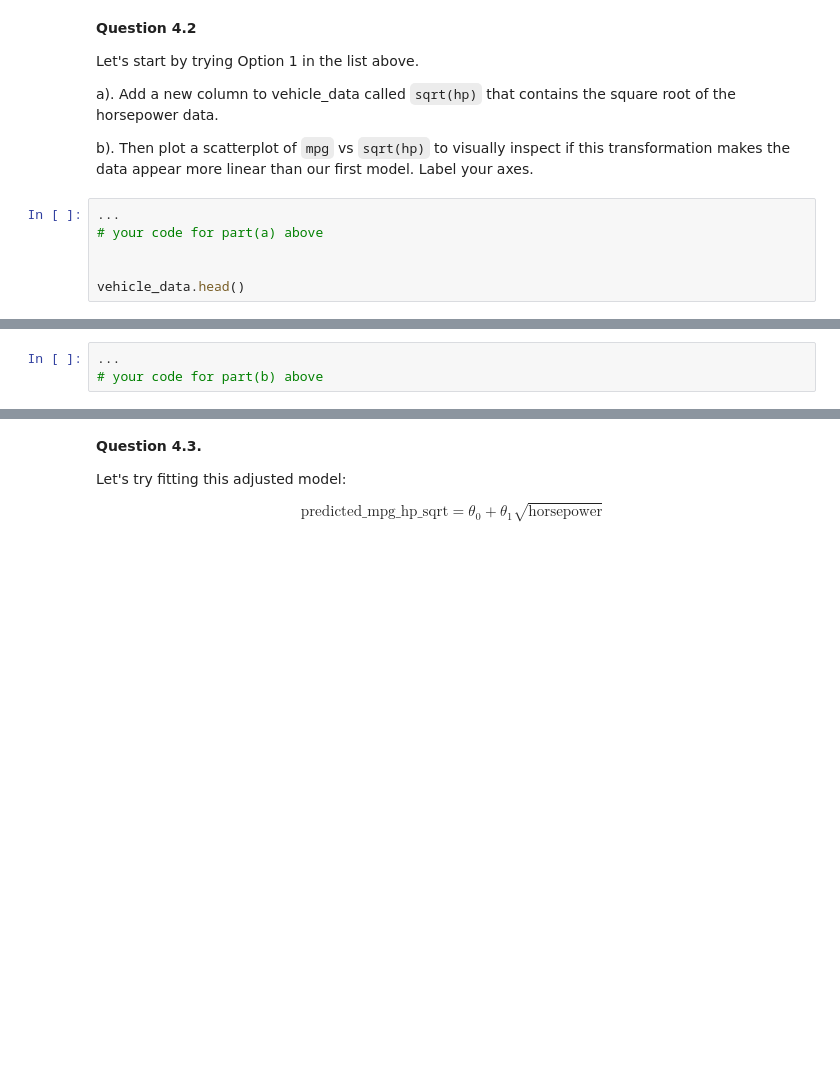
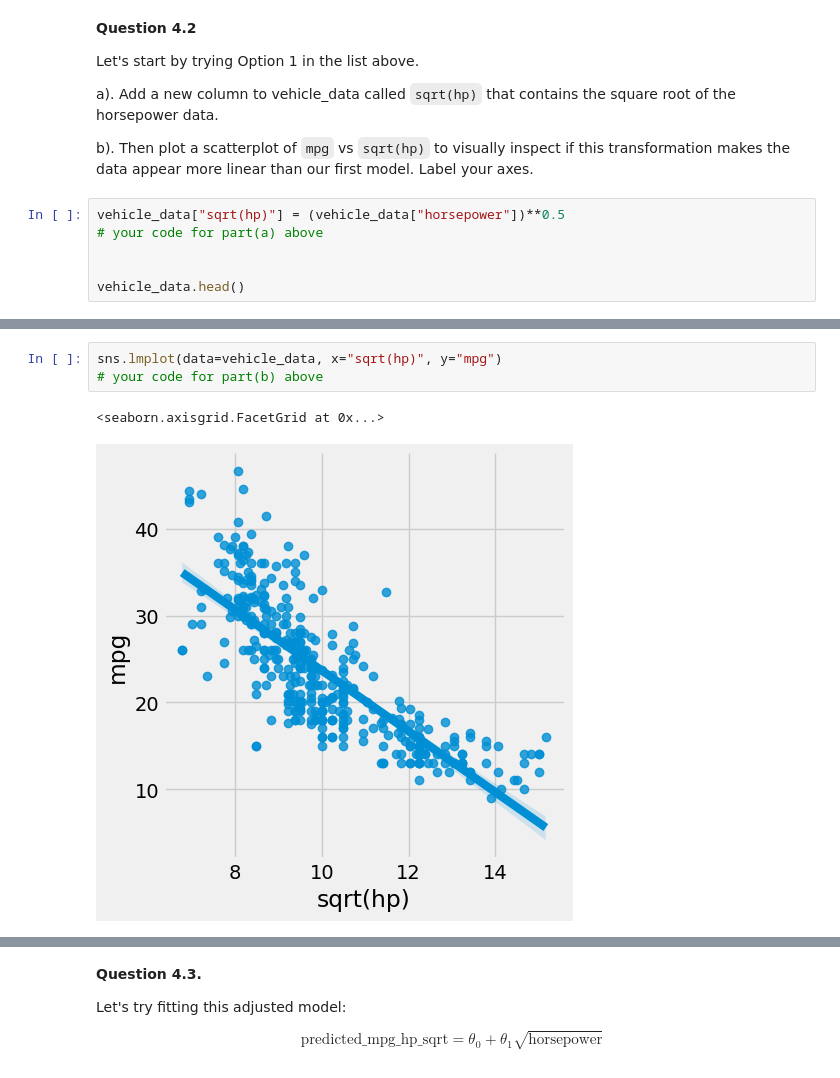
Before and after one commit to abo3abd-y/Data-Science, a Jupyter notebook: Data Science/HW/hw10/hw10.ipynb, the cells around one changed output, grey strips where cells are left out. Drawn from its saved outputs; the diff is of its cells as text; blank space fills up the shorter version.

```diff
--- a/Data Science/HW/hw10/hw10.ipynb
+++ b/Data Science/HW/hw10/hw10.ipynb
@@ -791,7 +793,7 @@ a).  Add a new column to vehicle_data called `sqrt(hp)` that contains the square
 
 b).  Then plot a scatterplot of `mpg` vs `sqrt(hp)` to visually inspect if this transformation makes the data appear more linear than our first model.  Label your axes.
 # %%
-...
+vehicle_data["sqrt(hp)"] = (vehicle_data["horsepower"])**0.5
 # your code for part(a) above
 
 
@@ -799,5 +808,8 @@ vehicle_data.head()
 # %%
-...
+sns.lmplot(data=vehicle_data, x="sqrt(hp)", y="mpg")
 # your code for part(b) above
+# %% [output]
+<seaborn.axisgrid.FacetGrid at 0x...>
+[figure, added]
 # %%
 grader.check("q4_2")
```
Also changed, not shown: parts of 20 cells of this notebook, 17 other files.
